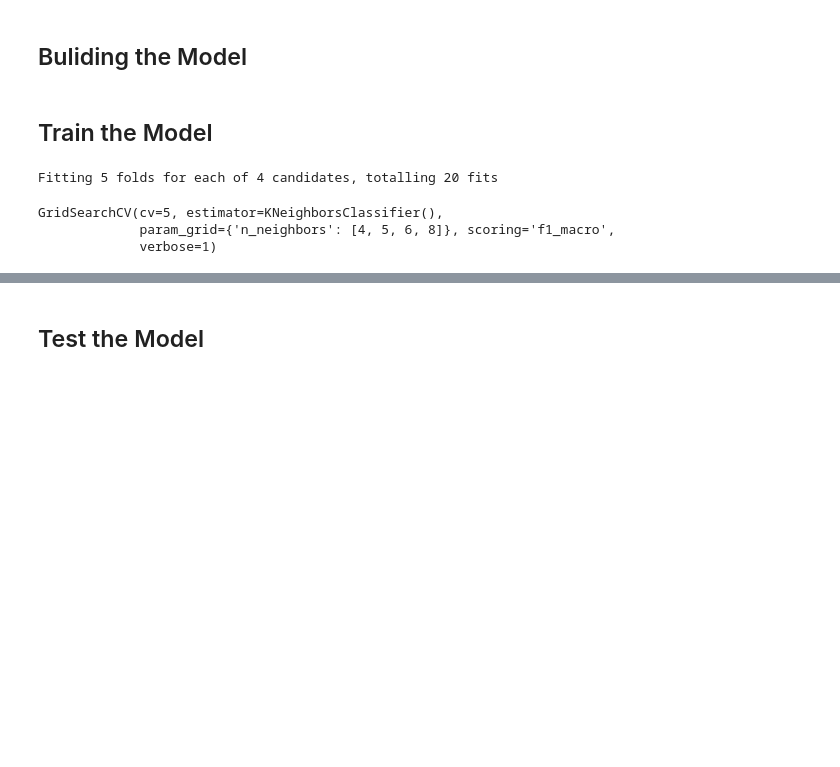
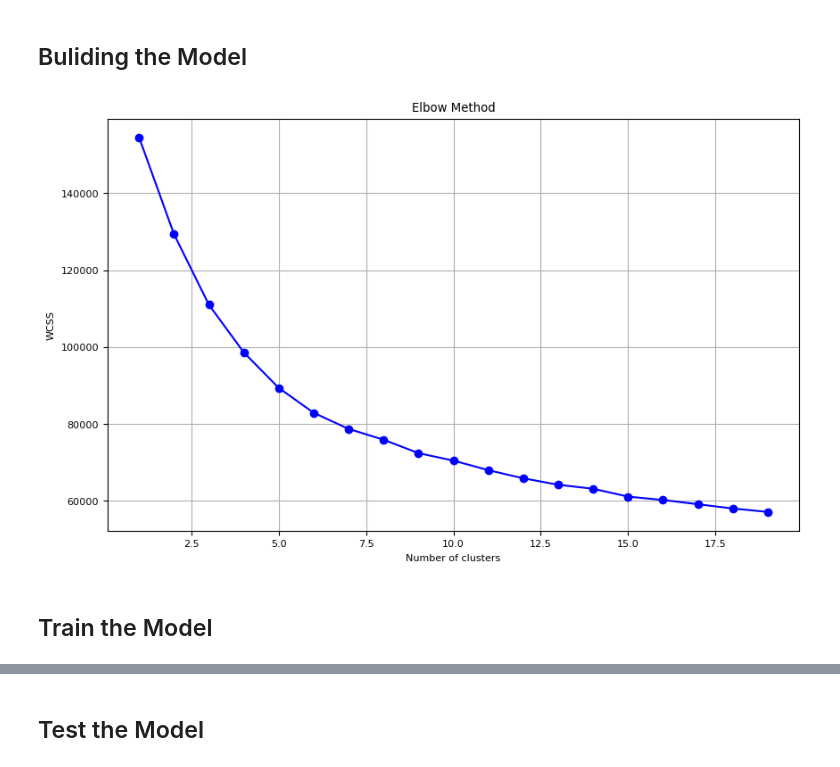
Before and after one commit to Tuwaiq-DS-ML-bootcamp-V-6/Use-case-7, a Jupyter notebook: EDA explain template.ipynb, the cells around one changed output, grey strips where cells are left out. Saved outputs shown, nothing was run; the diff lists cells and outputs as text; code cells hidden in the pictures; blank space fills up the shorter version.

```diff
--- a/EDA explain template.ipynb
+++ b/EDA explain template.ipynb
@@ -469,2 +455,8 @@ X_test_scaled = scaler.transform(X_test)
+# %%
+
+X = df.drop(['player_price_category_encoded'], axis=1)
+
+scaler = StandardScaler()
+X_scaled = scaler.fit_transform(X)
 # %% [markdown]
 ## Buliding the Model
@@ -487,9 +463,22 @@ grid_search = GridSearchCV(estimator=Knn,
+# %%
+wcss = []
+for i in range(1, 20):
+    kmeans = KMeans(n_clusters=i,
+                    init='k-means++',
+                    max_iter=300,
+                    n_init=10,
+                    random_state=0)
+    kmeans.fit(X_scaled)
+    wcss.append(kmeans.inertia_)
+# %%
+plt.figure(figsize=(10, 6))
+plt.plot(range(1, 20), wcss,  marker='o', linestyle='-', color='b')
+plt.title('Elbow Method')
+plt.xlabel('Number of clusters')
+plt.ylabel('WCSS')
+plt.grid(True)
+plt.show()
+# %% [output]
+[figure, added]
 # %% [markdown]
 ## Train the Model
-# %%
-grid_search.fit(X_train_scaled, y_train)
-# %% [output]
-Fitting 5 folds for each of 4 candidates, totalling 20 fits
-GridSearchCV(cv=5, estimator=KNeighborsClassifier(),
-             param_grid={'n_neighbors': [4, 5, 6, 8]}, scoring='f1_macro',
-             verbose=1)
```
Also changed, not shown: parts of 38 cells of this notebook.
